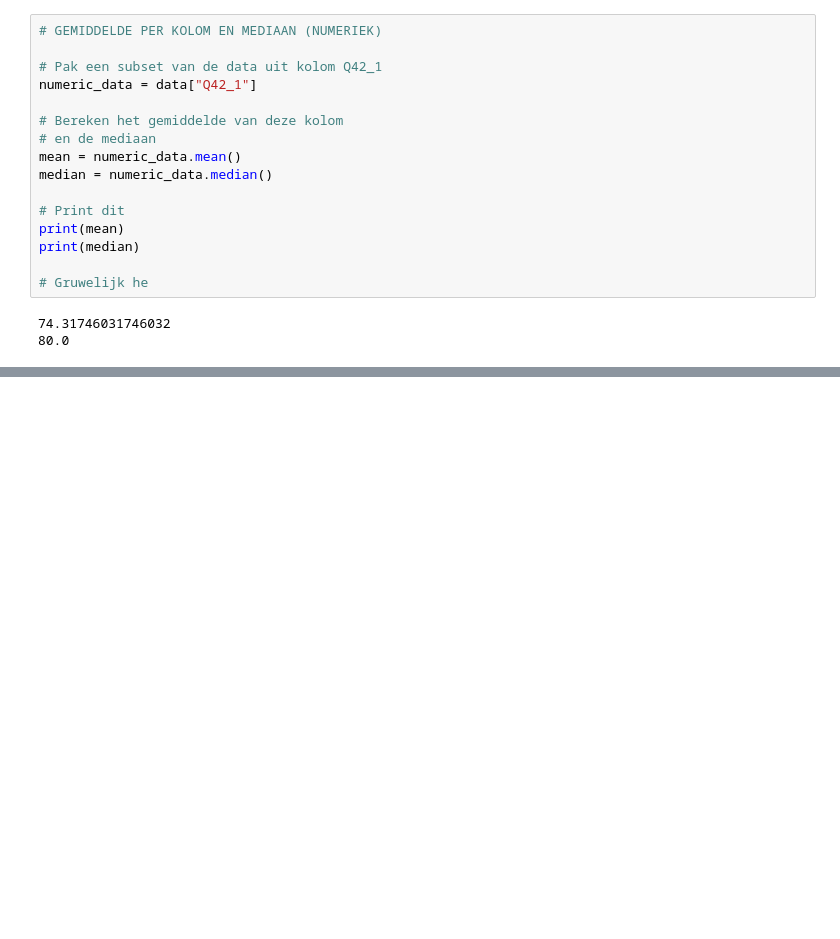
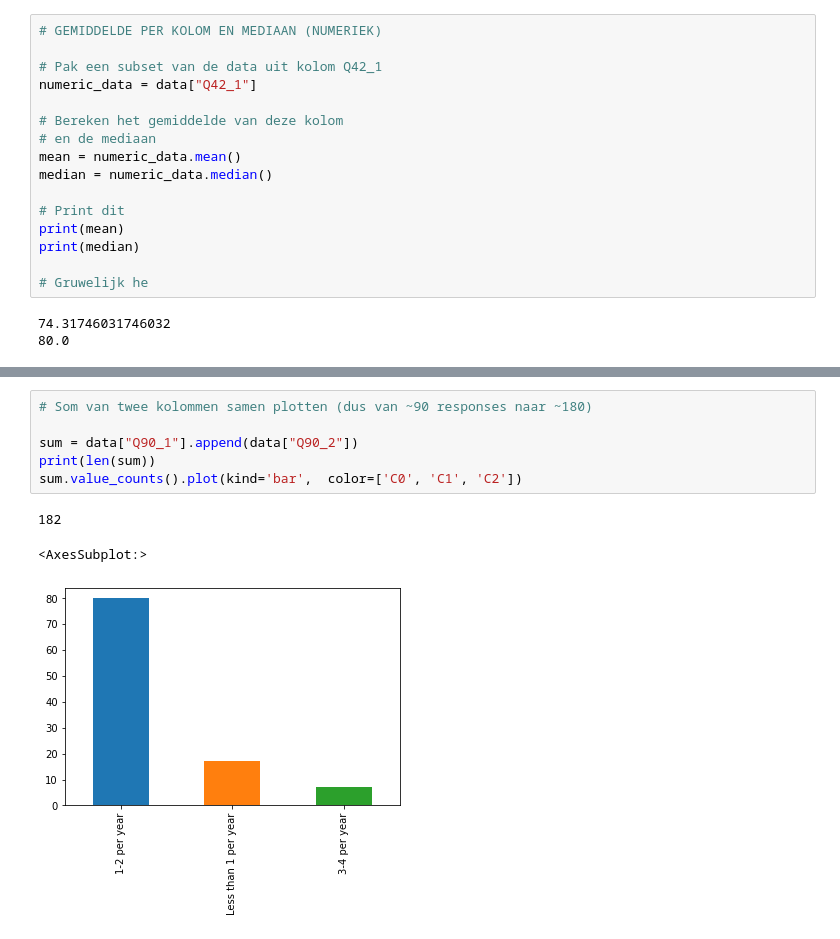
Before and after one commit to FransHuntink/PythonDataScience, a Jupyter notebook: DemoData/SophieVisuals.ipynb, the cells around one changed output, grey strips where cells are left out. Cells and saved outputs as stored; diff of their text form; blank space fills up the shorter version.

Commit message:
Sum plot

```diff
--- a/DemoData/SophieVisuals.ipynb
+++ b/DemoData/SophieVisuals.ipynb
@@ -186,0 +189,10 @@ print(median)
+# %%
+# Som van twee kolommen samen plotten (dus van ~90 responses naar ~180)
+
+sum = data["Q90_1"].append(data["Q90_2"])
+print(len(sum))
+sum.value_counts().plot(kind='bar',  color=['C0', 'C1', 'C2'])
+# %% [output]
+182
+<AxesSubplot:>
+[figure, added]
```
Also changed, not shown: parts of 2 cells of this notebook, 1 other file.
